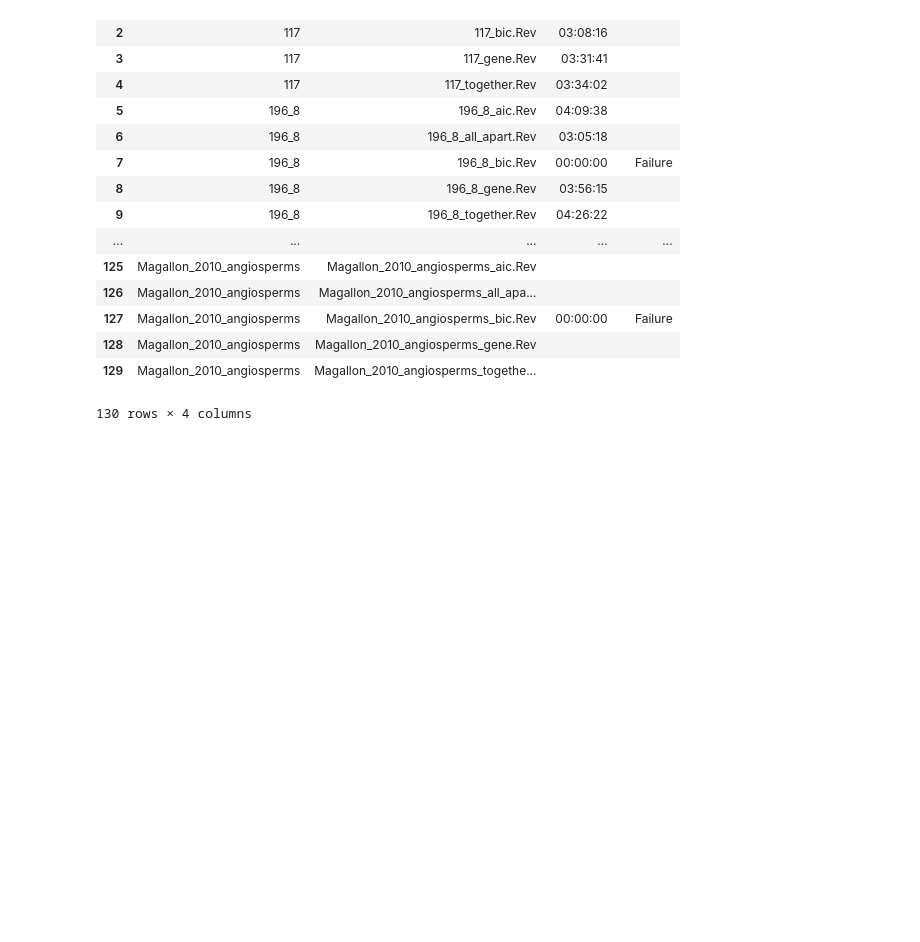
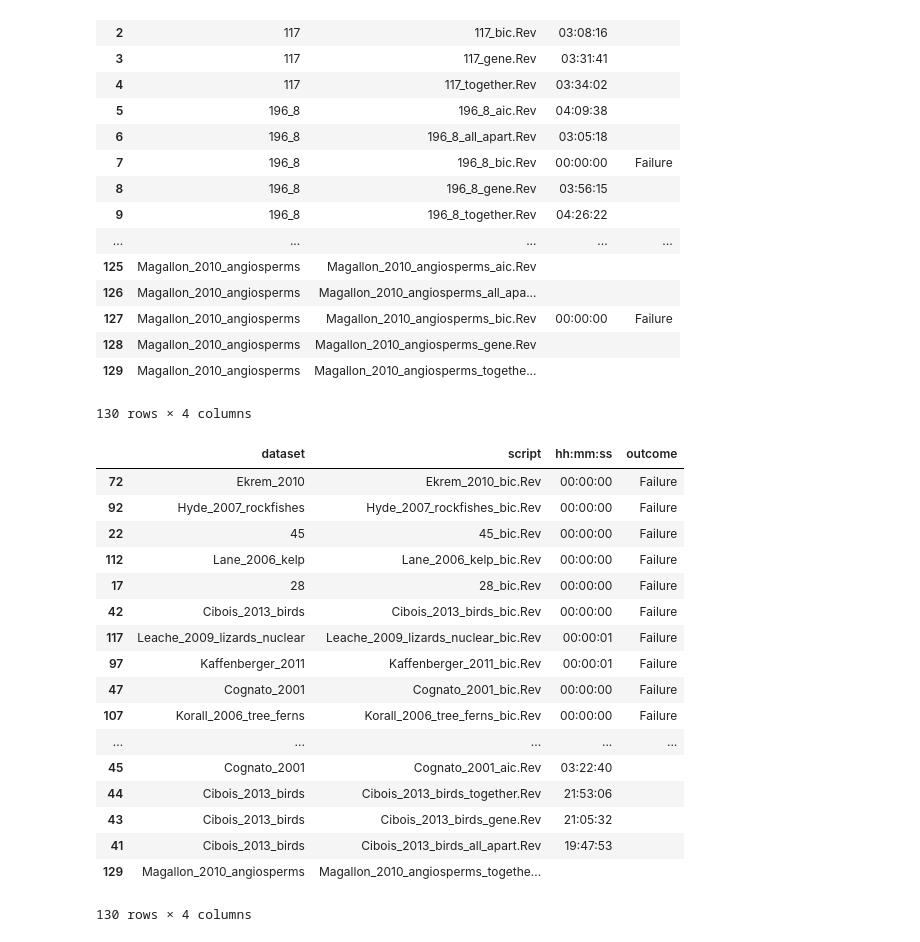
Before and after one commit to palautatan/yourLabLockdown, a Jupyter notebook: check_rb_output.ipynb, the cells around one changed output. Cells and saved outputs as stored; diff of their text form; code cells hidden in the pictures; blank space fills up the shorter version.

Commit message:
table at end

```diff
--- a/check_rb_output.ipynb
+++ b/check_rb_output.ipynb
@@ -226,3 +220,24 @@ outcome_time_table
 130 rows × 4 columns
 # %%
 # outcome_time_table.to_csv("/Users/treehouse5/Dropbox/effect_of_partitioning/step_2_shakedown_runs/output/Python/shakedown_runs_outcomes.csv", encoding="utf8", index=False)
+# %%
+outcome_time_table.sort_values(by="outcome", ascending=False)
+# %% [output]
+|  | dataset | script | hh:mm:ss | outcome |
+| 72 | Ekrem_2010 | Ekrem_2010_bic.Rev | 00:00:00 | Failure |
+| 92 | Hyde_2007_rockfishes | Hyde_2007_rockfishes_bic.Rev | 00:00:00 | Failure |
+| 22 | 45 | 45_bic.Rev | 00:00:00 | Failure |
+| 112 | Lane_2006_kelp | Lane_2006_kelp_bic.Rev | 00:00:00 | Failure |
+| 17 | 28 | 28_bic.Rev | 00:00:00 | Failure |
+| 42 | Cibois_2013_birds | Cibois_2013_birds_bic.Rev | 00:00:00 | Failure |
+| 117 | Leache_2009_lizards_nuclear | Leache_2009_lizards_nuclear_bic.Rev | 00:00:01 | Failure |
+| 97 | Kaffenberger_2011 | Kaffenberger_2011_bic.Rev | 00:00:01 | Failure |
+| 47 | Cognato_2001 | Cognato_2001_bic.Rev | 00:00:00 | Failure |
+| 107 | Korall_2006_tree_ferns | Korall_2006_tree_ferns_bic.Rev | 00:00:00 | Failure |
+| ... | ... | ... | ... | ... |
+| 45 | Cognato_2001 | Cognato_2001_aic.Rev | 03:22:40 |  |
+| 44 | Cibois_2013_birds | Cibois_2013_birds_together.Rev | 21:53:06 |  |
+| 43 | Cibois_2013_birds | Cibois_2013_birds_gene.Rev | 21:05:32 |  |
+| 41 | Cibois_2013_birds | Cibois_2013_birds_all_apart.Rev | 19:47:53 |  |
+| 129 | Magallon_2010_angiosperms | Magallon_2010_angiosperms_togethe... |  |  |
+130 rows × 4 columns
```
Also changed, not shown: parts of 1 cell of this notebook.
